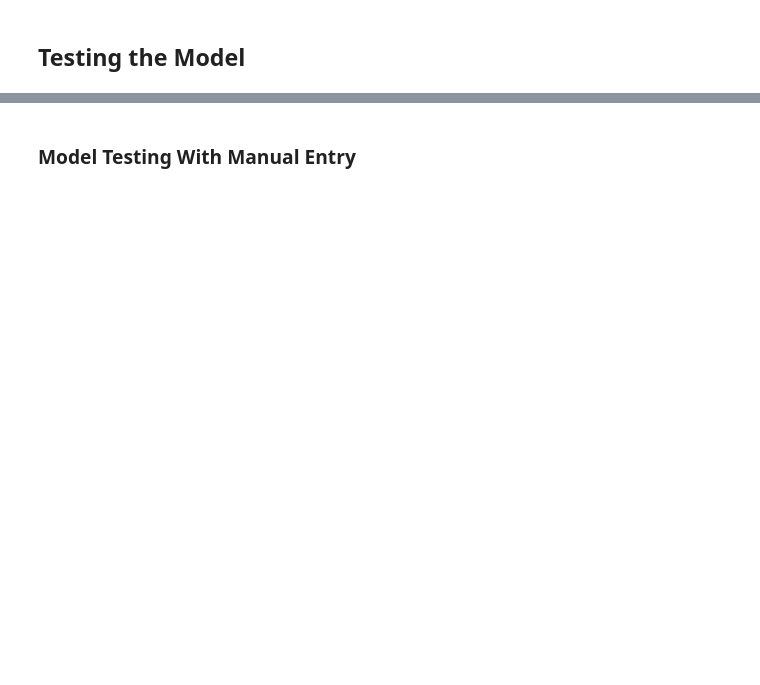
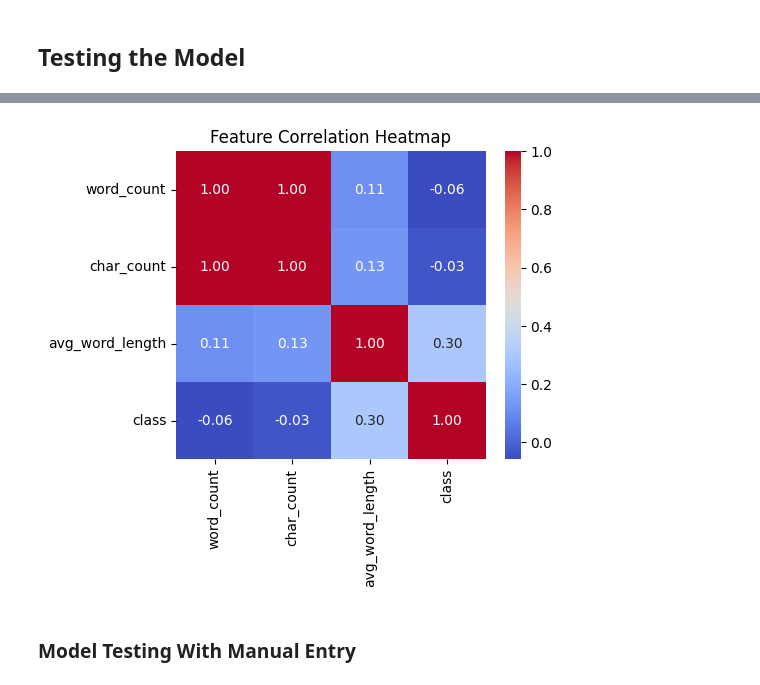
Before and after one commit to IshanPaharia/Fake-New-Detection-System, a Jupyter notebook: Fake News Detection using machine learning.ipynb, the cells around one changed output, grey strips where cells are left out. Cells and saved outputs as stored; diff of their text form; code cells hidden in the pictures; blank space fills up the shorter version.

```diff
--- a/Fake News Detection using machine learning.ipynb
+++ b/Fake News Detection using machine learning.ipynb
@@ -187,2 +346,17 @@ def manual_testing(news):
+# %%
+import numpy as np
+
+data['word_count']      = data['text'].apply(lambda t: len(t.split()))
+data['char_count']      = data['text'].apply(len)
+data['avg_word_length'] = data['text'].apply(lambda t: np.mean([len(w) for w in t.split()]) if t.split() else 0)
+
+corr = data[['word_count','char_count','avg_word_length','class']].corr()
+
+plt.figure(figsize=(5,4))
+sns.heatmap(corr, annot=True, fmt=".2f", cmap='coolwarm')
+plt.title("Feature Correlation Heatmap")
+plt.show()
+# %% [output]
+[figure, added]
 # %% [markdown]
 ### Model Testing With Manual Entry
```
Also changed, not shown: parts of 32 cells of this notebook, 5 other files.
